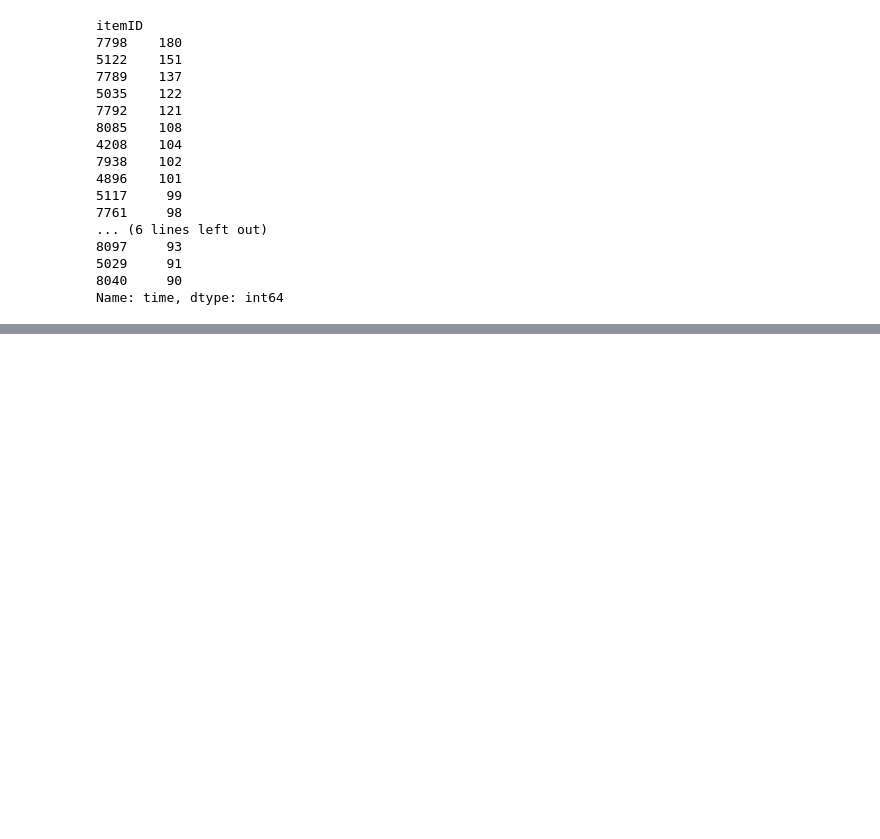
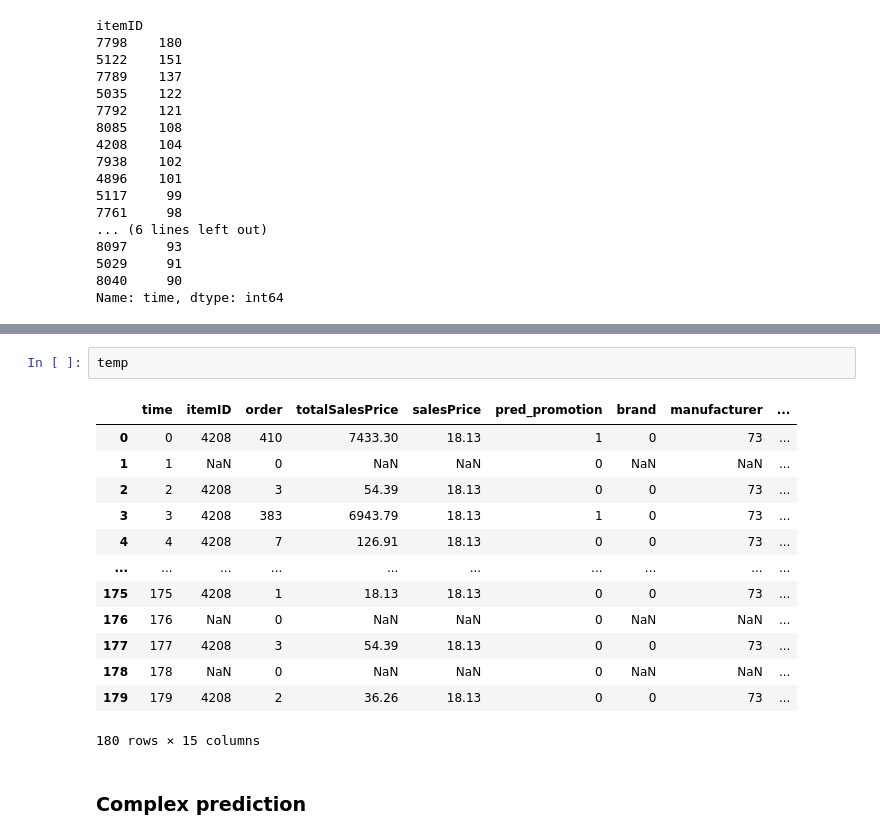
Before and after one commit to janwithb/data-mining-cup-2020, a Jupyter notebook: scripts/DataExploration.ipynb, the cells around one changed output, grey strips where cells are left out. Cells and saved outputs as stored; diff of their text form; blank space fills up the shorter version.

```diff
--- a/scripts/DataExploration.ipynb
+++ b/scripts/DataExploration.ipynb
@@ -843,0 +943,18 @@ from sklearn.neural_network import MLPRegressor
+# %%
+temp
+# %% [output]
+|  | time | itemID | order | totalSalesPrice | salesPrice | pred_promotion | brand | manufacturer | ... |
+| 0 | 0 | 4208 | 410 | 7433.30 | 18.13 | 1 | 0 | 73 | ... |
+| 1 | 1 | NaN | 0 | NaN | NaN | 0 | NaN | NaN | ... |
+| 2 | 2 | 4208 | 3 | 54.39 | 18.13 | 0 | 0 | 73 | ... |
+| 3 | 3 | 4208 | 383 | 6943.79 | 18.13 | 1 | 0 | 73 | ... |
+| 4 | 4 | 4208 | 7 | 126.91 | 18.13 | 0 | 0 | 73 | ... |
+| ... | ... | ... | ... | ... | ... | ... | ... | ... | ... |
+| 175 | 175 | 4208 | 1 | 18.13 | 18.13 | 0 | 0 | 73 | ... |
+| 176 | 176 | NaN | 0 | NaN | NaN | 0 | NaN | NaN | ... |
+| 177 | 177 | 4208 | 3 | 54.39 | 18.13 | 0 | 0 | 73 | ... |
+| 178 | 178 | NaN | 0 | NaN | NaN | 0 | NaN | NaN | ... |
+| 179 | 179 | 4208 | 2 | 36.26 | 18.13 | 0 | 0 | 73 | ... |
+180 rows × 15 columns
+# %% [markdown]
+### Complex prediction
```
Also changed, not shown: parts of 24 cells of this notebook, 1 other file.
